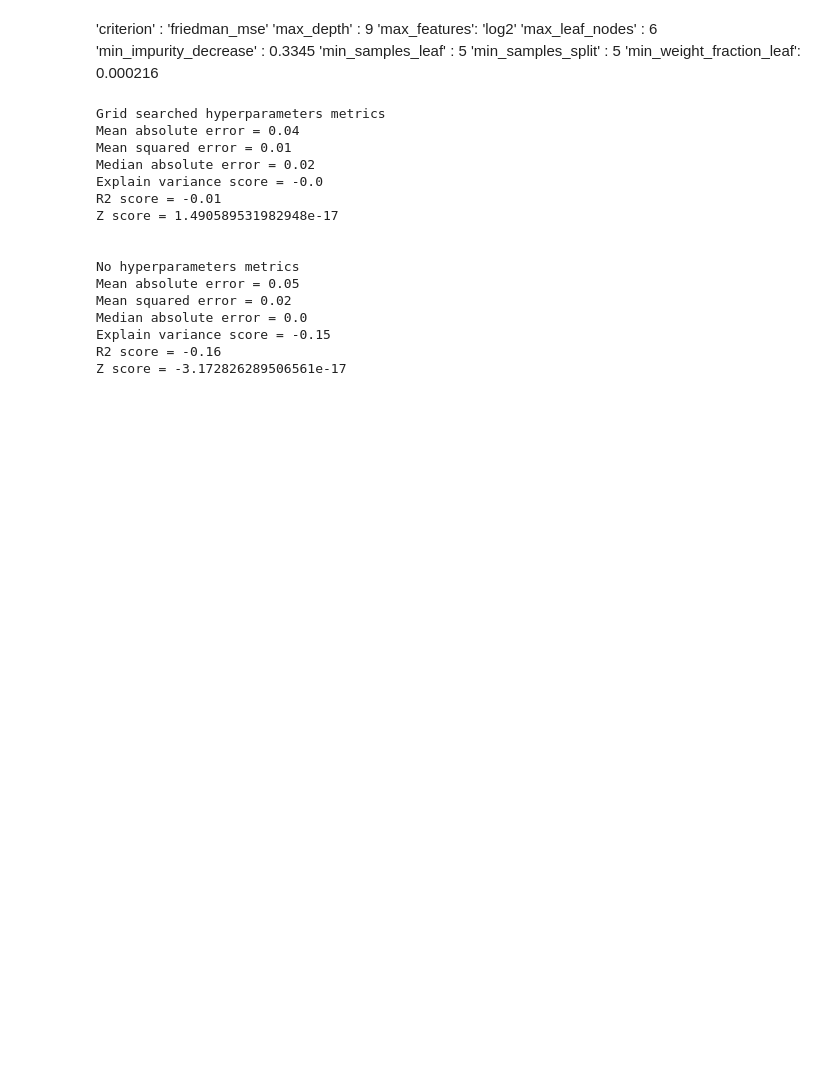
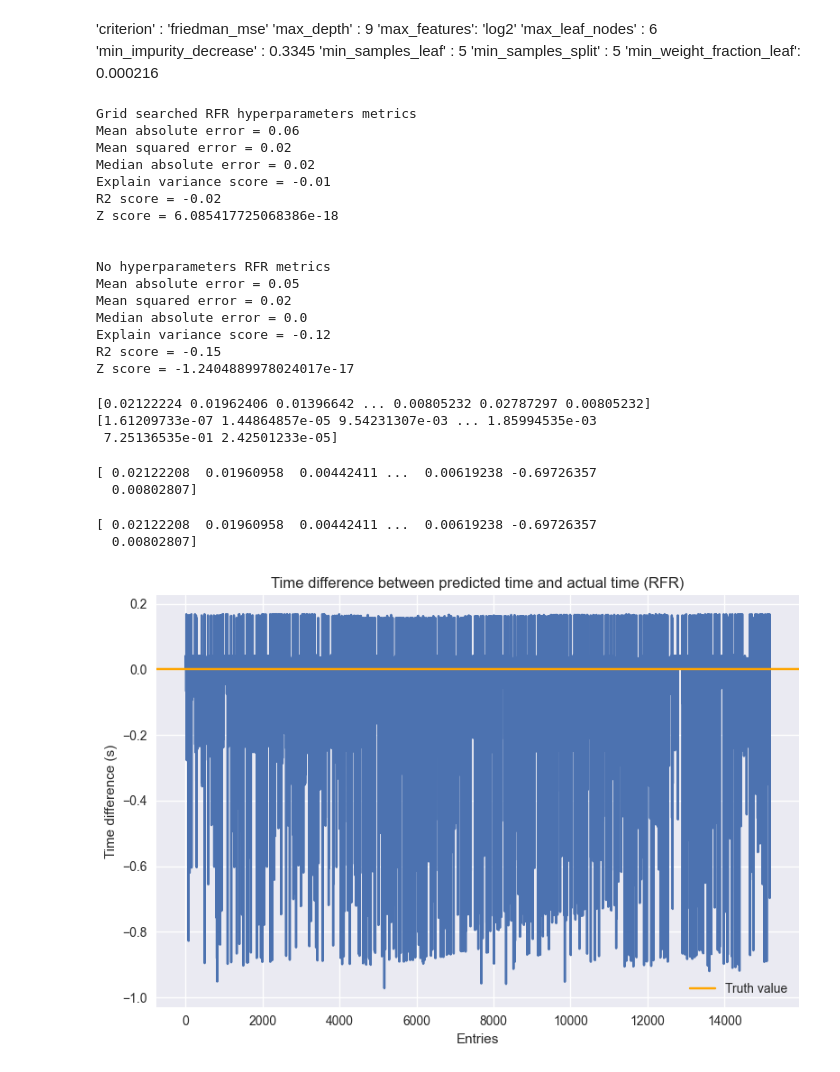
Before and after one commit to DiscordTurtle/ProcessMining, a Jupyter notebook: sprint3_time_predictor.ipynb, the cells around one changed output. Saved outputs shown, nothing was run; the diff lists cells and outputs as text; code cells hidden in the pictures; blank space fills up the shorter version.

```diff
--- a/sprint3_time_predictor.ipynb
+++ b/sprint3_time_predictor.ipynb
@@ -150,6 +152,17 @@ for index,value in enumerate(x_test):
     temp_array = np.append(temp_array, value[2])
     real_x_test.append(temp_array)
 
+logger.info('Reshaping y values from 2D to 1D...')
+real_y_train = []
+real_y_test = []
+for index,value in enumerate(y_train):
+    real_y_train.append(value[0])
+for index,value in enumerate(y_test):
+    real_y_test.append(value[0])
+
+y_train = np.array(real_y_train)
+y_test = np.array(real_y_test)
+
 x_train = np.array(real_x_train)
 x_test = np.array(real_x_test)
 # %% [output]
@@ -223,7 +237,7 @@ y_2_test_pred = model2.predict(x_test)
 import sklearn.metrics as sm
 import scipy.stats as stats
 
-print("Grid searched hyperparameters metrics")
+print("Grid searched RFR hyperparameters metrics")
 print("Mean absolute error =", round(sm.mean_absolute_error(y_test, y_test_pred), 2))
 print("Mean squared error =", round(sm.mean_squared_error(y_test, y_test_pred), 2))
 print("Median absolute error =", round(sm.median_absolute_error(y_test, y_test_pred), 2))
@@ -231,7 +245,7 @@ print("Explain variance score =", round(sm.explained_variance_score(y_test, y_te
 print("R2 score =", round(sm.r2_score(y_test, y_test_pred), 2))
 print("Z score =",  np.average(stats.zscore(y_test_pred)))
 print('\n')
-print("No hyperparameters metrics")
+print("No hyperparameters RFR metrics")
 print("Mean absolute error =", round(sm.mean_absolute_error(y_test, y_2_test_pred), 2))
 print("Mean squared error =", round(sm.mean_squared_error(y_test, y_2_test_pred), 2))
 print("Median absolute error =", round(sm.median_absolute_error(y_test, y_2_test_pred), 2))
@@ -239,22 +253,64 @@ print("Explain variance score =", round(sm.explained_variance_score(y_test, y_2_
 print("R2 score =", round(sm.r2_score(y_test, y_2_test_pred), 2))
 print("Z score =",  np.average(stats.zscore(y_2_test_pred)))
 # %% [output]
-Grid searched hyperparameters metrics
-Mean absolute error = 0.04
-Mean squared error = 0.01
+Grid searched RFR hyperparameters metrics
+Mean absolute error = 0.06
+Mean squared error = 0.02
 Median absolute error = 0.02
-Explain variance score = -0.0
-R2 score = -0.01
-Z score = 1.490589531982948e-17
+Explain variance score = -0.01
+R2 score = -0.02
+Z score = 6.085417725068386e-18
 
 
-No hyperparameters metrics
+No hyperparameters RFR metrics
 Mean absolute error = 0.05
 Mean squared error = 0.02
 Median absolute error = 0.0
-Explain variance score = -0.15
-R2 score = -0.16
-Z score = -3.172826289506561e-17
+Explain variance score = -0.12
+R2 score = -0.15
+Z score = -1.2404889978024017e-17
+# %%
+print(y_test_pred)
+print(y_test)
+# %% [output]
+[0.02122224 0.01962406 0.01396642 ... 0.00805232 0.02787297 0.00805232]
+[1.61209733e-07 1.44864857e-05 9.54231307e-03 ... 1.85994535e-03
+ 7.25136535e-01 2.42501233e-05]
+# %%
+RFR_difference = y_test_pred - y_test
+print(RFR_difference)
+# %% [output]
+[ 0.02122208  0.01960958  0.00442411 ...  0.00619238 -0.69726357
+  0.00802807]
+# %%
+import matplotlib.pyplot as plt
+
+plt.style.use('seaborn-v0_8')
+fig = plt.figure()
+ax = plt.axes()
+
+data_to_plot = RFR_difference
+#remove nan values
+#remove outliers from data
+#data_to_plot = data_to_plot[data_to_plot.between(data_to_plot.quantile(.5), data_to_plot.quantile(.95))]
+
+print(data_to_plot)
+
+# plot normally
+plt.rcParams["figure.figsize"] = [10.50, 3.50]
+plt.rcParams["figure.autolayout"] = True
+plt.axhline(y=0, color='orange', linestyle='-', zorder=2)
+plt.plot(data_to_plot, zorder=1)
+plt.legend(['Truth value',], loc='lower right', )
+
+plt.title('Time difference between predicted time and actual time (RFR)')
+plt.xlabel('Entries')
+plt.ylabel('Time difference (s)')
+plt.show()
+# %% [output]
+[ 0.02122208  0.01960958  0.00442411 ...  0.00619238 -0.69726357
+  0.00802807]
+[figure, added]
 # %%
 clear_session()
 # %%
```
Also changed, not shown: parts of 21 cells of this notebook, 4 other files.
